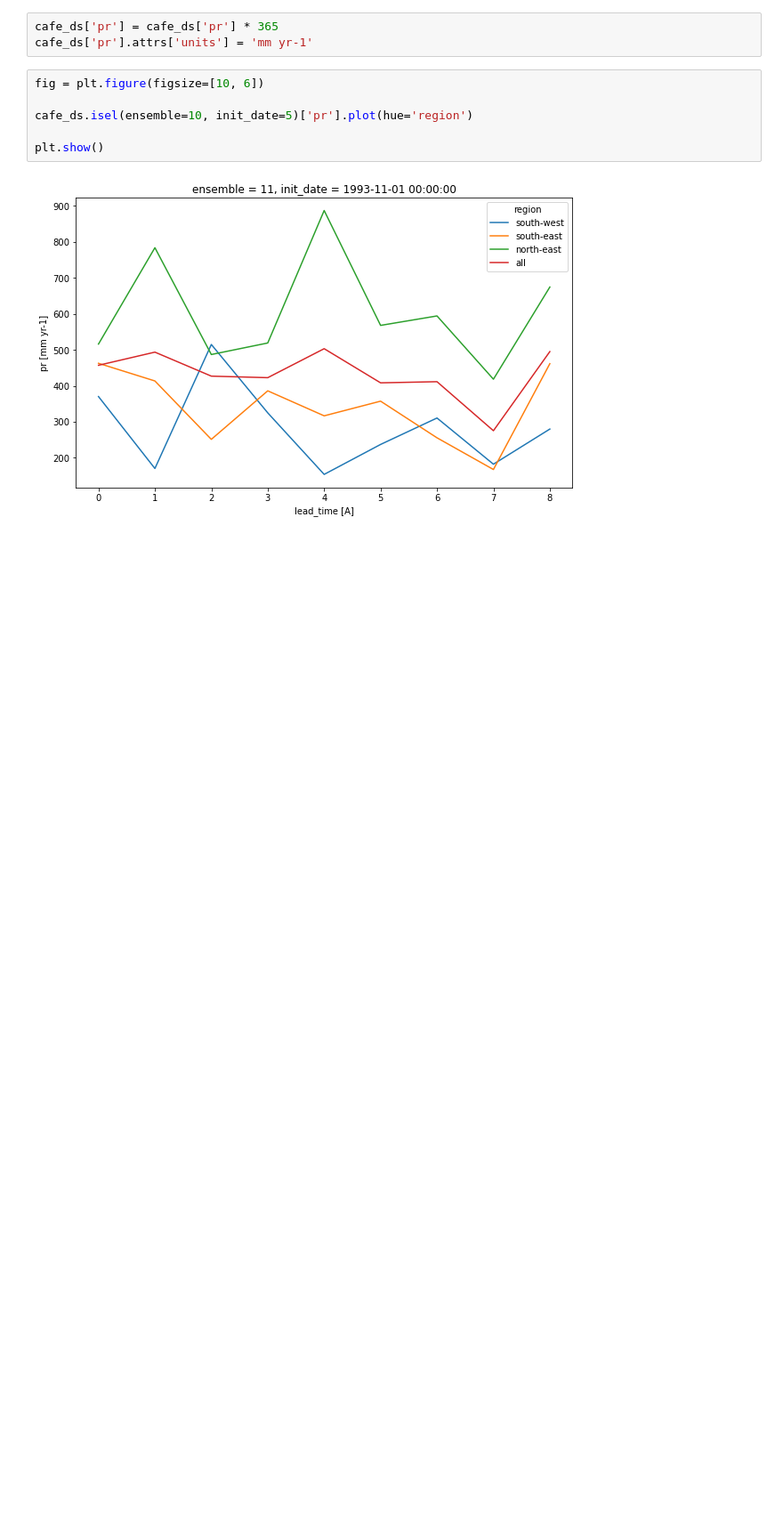
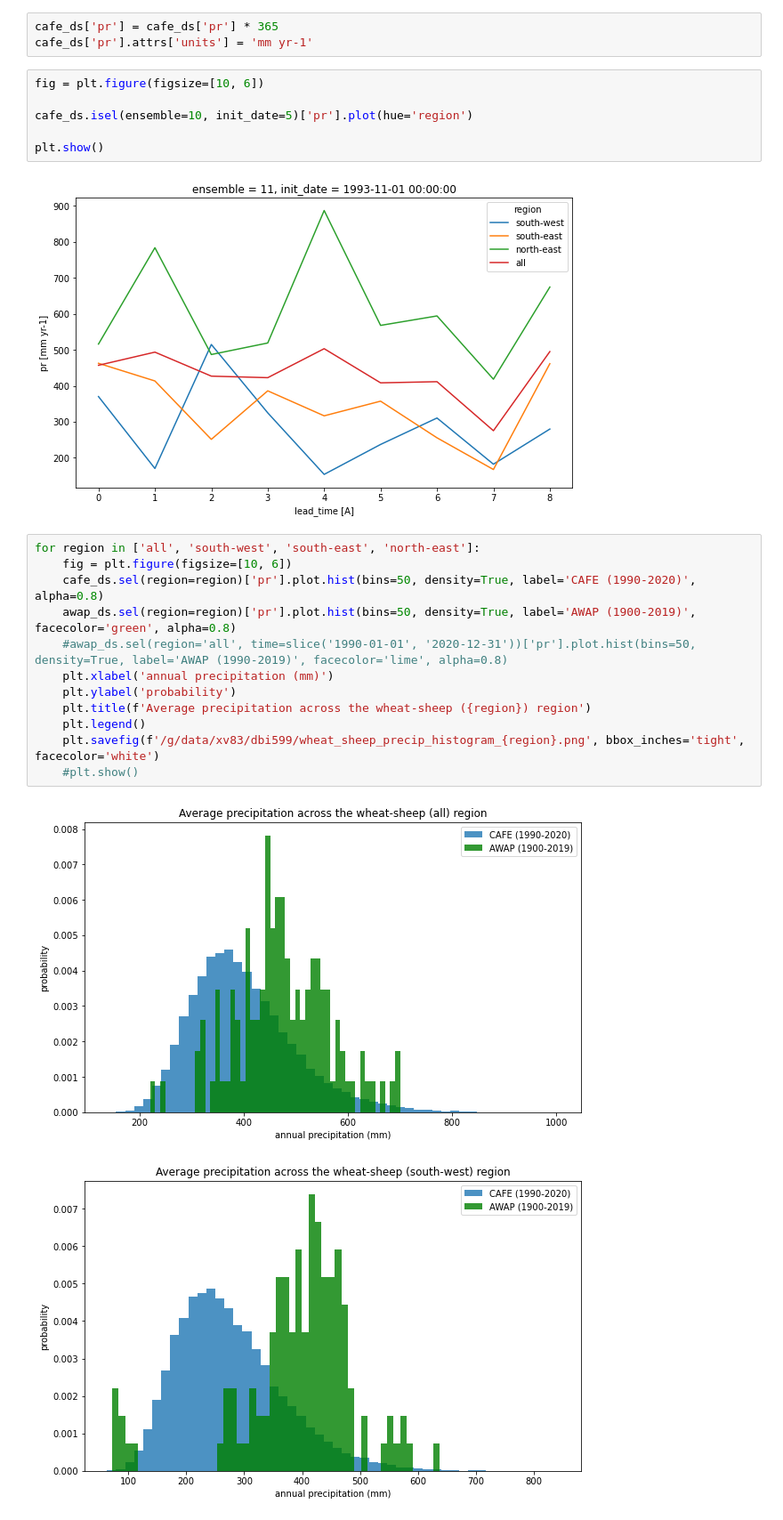
Before and after one commit to AusClimateService/unseen, a Jupyter notebook: notebooks/ag_analysis.ipynb, the cells around one changed output. Shown at 89% size. Cells and saved outputs as stored; diff of their text form; blank space fills up the shorter version.

Commit message:
Add precip histogram

```diff
--- a/notebooks/ag_analysis.ipynb
+++ b/notebooks/ag_analysis.ipynb
@@ -227,3 +233,18 @@ cafe_ds.isel(ensemble=10, init_date=5)['pr'].plot(hue='region')
 plt.show()
 # %% [output]
 [figure]
+# %%
+for region in ['all', 'south-west', 'south-east', 'north-east']:
+    fig = plt.figure(figsize=[10, 6])
+    cafe_ds.sel(region=region)['pr'].plot.hist(bins=50, density=True, label='CAFE (1990-2020)', alpha=0.8)
+    awap_ds.sel(region=region)['pr'].plot.hist(bins=50, density=True, label='AWAP (1900-2019)', facecolor='green', alpha=0.8)
+    #awap_ds.sel(region='all', time=slice('1990-01-01', '2020-12-31'))['pr'].plot.hist(bins=50, density=True, label='AWAP (1990-2019)', facecolor='lime', alpha=0.8)
+    plt.xlabel('annual precipitation (mm)')
+    plt.ylabel('probability')
+    plt.title(f'Average precipitation across the wheat-sheep ({region}) region')
+    plt.legend()
+    plt.savefig(f'/g/data/xv83/dbi599/wheat_sheep_precip_histogram_{region}.png', bbox_inches='tight', facecolor='white')
+    #plt.show()
+# %% [output]
+[figure, added]
+[figure, added]
```
Also changed, not shown: parts of 7 cells of this notebook, 1 other file.
